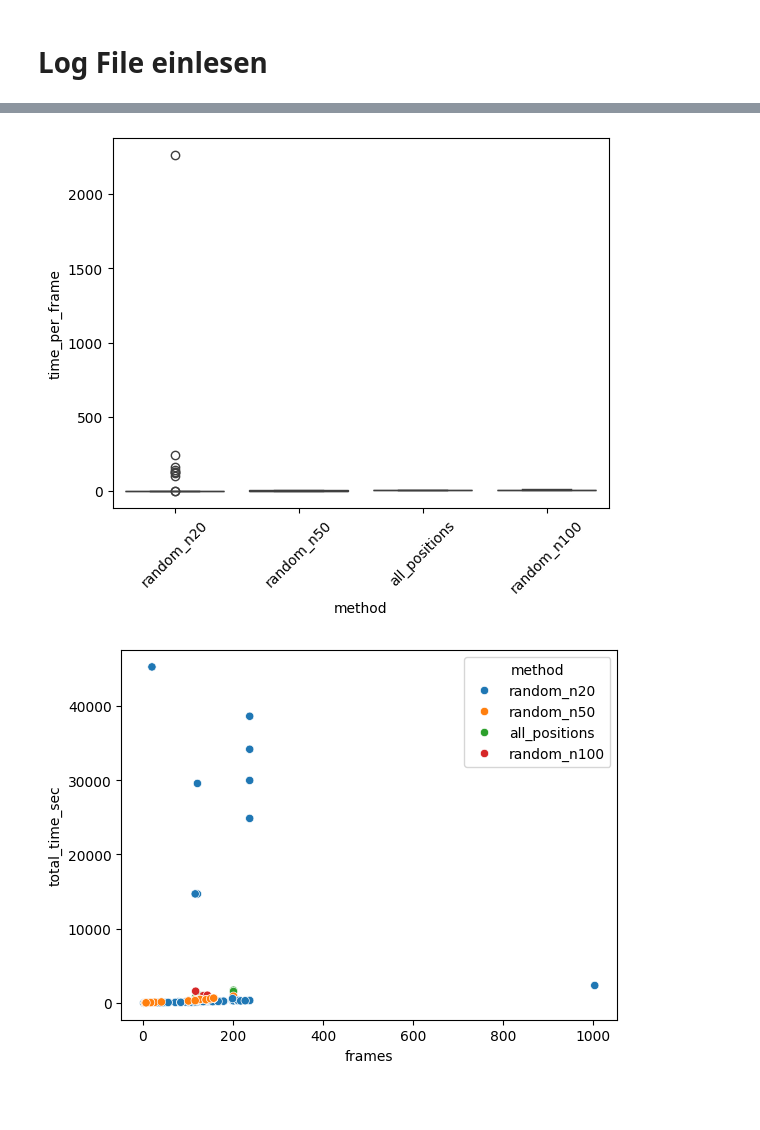
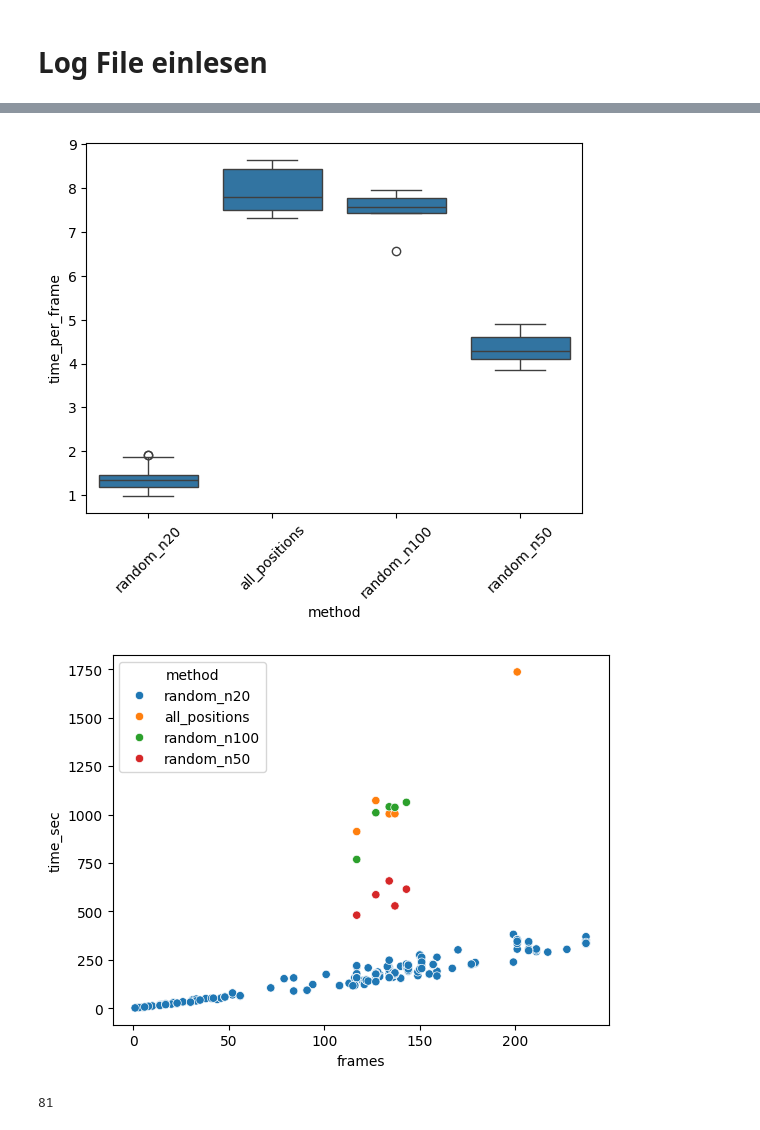
Before and after one commit to maxhartmann1/def-accessible-space, a Jupyter notebook: notebooks/logfile.ipynb, the cells around one changed output, grey strips where cells are left out. Saved outputs shown, nothing was run; the diff lists cells and outputs as text; code cells hidden in the pictures; blank space fills up the shorter version.

```diff
--- a/notebooks/logfile.ipynb
+++ b/notebooks/logfile.ipynb
@@ -190,7 +198,18 @@ display(pivot_mean)
 # %%
 import seaborn as sns, matplotlib.pyplot as plt
-sns.boxplot(data=df, x="method", y="time_per_frame"); plt.xticks(rotation=45); plt.show()
-sns.scatterplot(data=df, x="frames", y="total_time_sec", hue="method"); plt.show()
+df_125 = df_trim[df_trim["step"] == 125]
+no_cut_mask = ~df_125["method"].str.contains("cut", case=False, na=False)
+df_125 = df_125[no_cut_mask]
+sns.boxplot(data=df_125, x="method", y="time_per_frame"); plt.xticks(rotation=45); plt.show()
+sns.scatterplot(data=df_125, x="frames", y="time_sec", hue="method"); plt.show()
 # %% [output]
-[figure, old version]
+[figure, new version]
-[figure, old version]
+[figure, new version]
+# %%
+import numpy as np
+x_range = np.arange(-5, 5 + 1, 1)
+y_range = np.arange(-5, 5 + 1, 1)
+list = [(dx, dy) for dx in x_range for dy in y_range if np.sqrt(dx**2 + dy**2) <= 5]
+len(list)
+# %% [output]
+81
```
Also changed, not shown: parts of 4 cells of this notebook, 10 other files.
